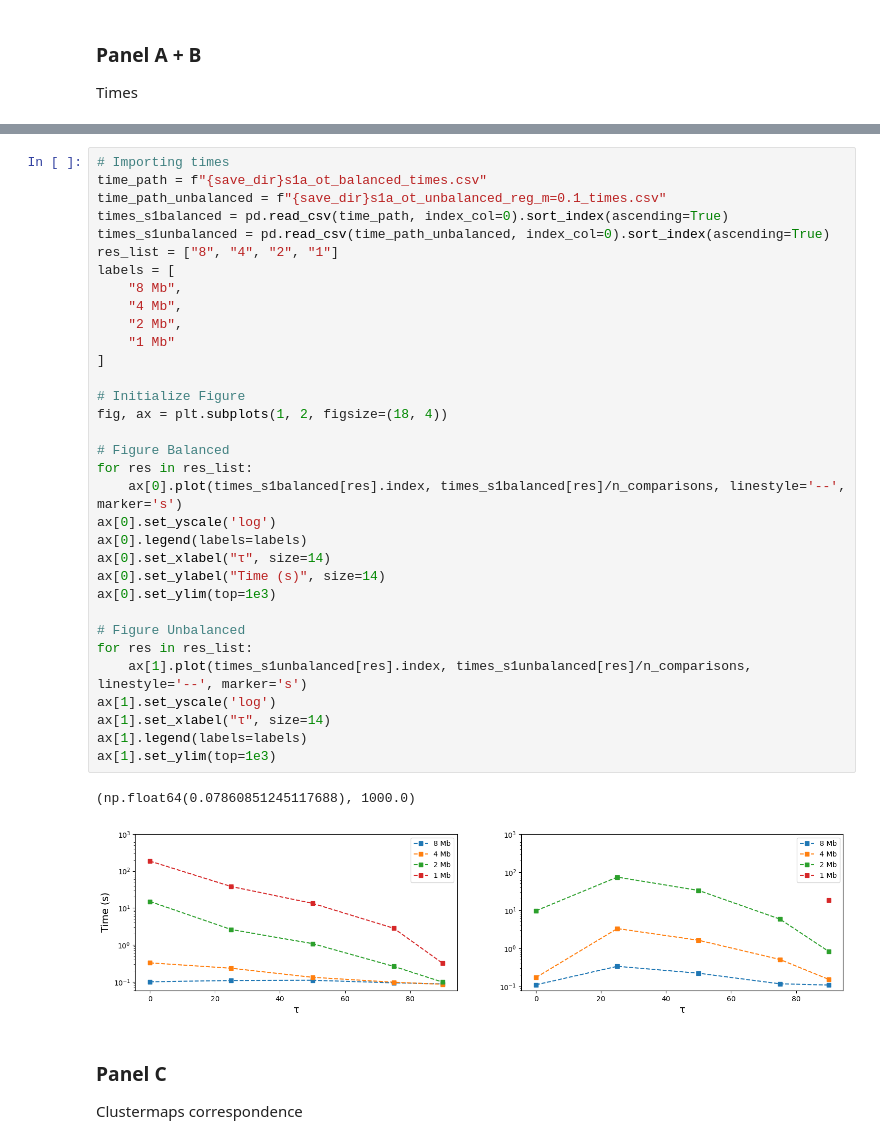
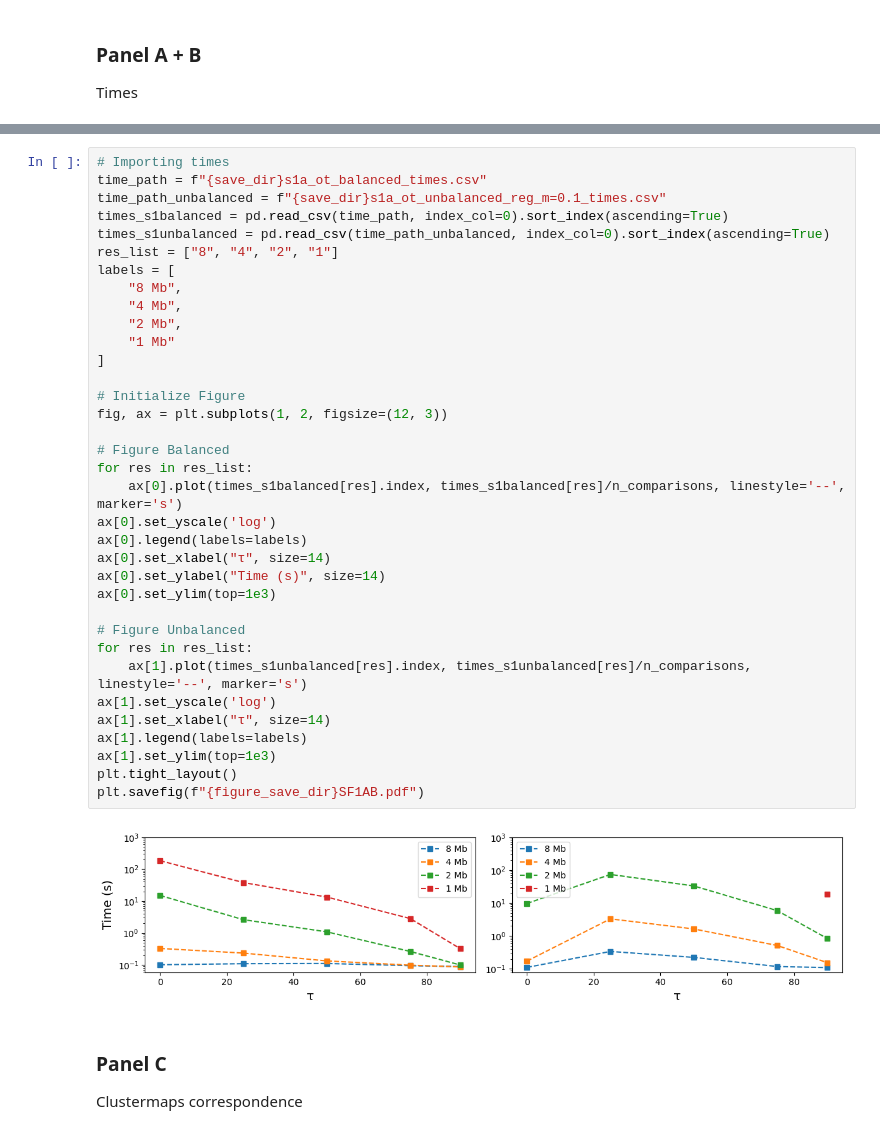
Before and after one commit to OlivierJSm/MasterInternship1, a Jupyter notebook: Testing/Report Figures/section_1.ipynb, the cells around one changed output, grey strips where cells are left out. Cells and saved outputs as stored; diff of their text form.

```diff
--- a/Testing/Report Figures/section_1.ipynb
+++ b/Testing/Report Figures/section_1.ipynb
@@ -485,36 +513,37 @@ time_path = f"{save_dir}s1a_ot_balanced_times.csv"
 time_path_unbalanced = f"{save_dir}s1a_ot_unbalanced_reg_m=0.1_times.csv"
 times_s1balanced = pd.read_csv(time_path, index_col=0).sort_index(ascending=True)
 times_s1unbalanced = pd.read_csv(time_path_unbalanced, index_col=0).sort_index(ascending=True)
 res_list = ["8", "4", "2", "1"]
 labels = [
     "8 Mb",
     "4 Mb",
     "2 Mb",
     "1 Mb"
 ]
 
 # Initialize Figure
-fig, ax = plt.subplots(1, 2, figsize=(18, 4))
+fig, ax = plt.subplots(1, 2, figsize=(12, 3))
 
 # Figure Balanced
 for res in res_list:
     ax[0].plot(times_s1balanced[res].index, times_s1balanced[res]/n_comparisons, linestyle='--', marker='s')
 ax[0].set_yscale('log')
 ax[0].legend(labels=labels)
 ax[0].set_xlabel("τ", size=14)
 ax[0].set_ylabel("Time (s)", size=14)
 ax[0].set_ylim(top=1e3)
 
 # Figure Unbalanced
 for res in res_list:
     ax[1].plot(times_s1unbalanced[res].index, times_s1unbalanced[res]/n_comparisons, linestyle='--', marker='s')
 ax[1].set_yscale('log')
 ax[1].set_xlabel("τ", size=14)
 ax[1].legend(labels=labels)
 ax[1].set_ylim(top=1e3)
+plt.tight_layout()
+plt.savefig(f"{figure_save_dir}SF1AB.pdf")
 # %% [output]
-(np.float64(0.07860851245117688), 1000.0)
-[figure, old version]
+[figure, new version]
 # %% [markdown]
 ### Panel C
 Clustermaps correspondence
```
Also changed, not shown: parts of 11 cells of this notebook, 33 other files.
